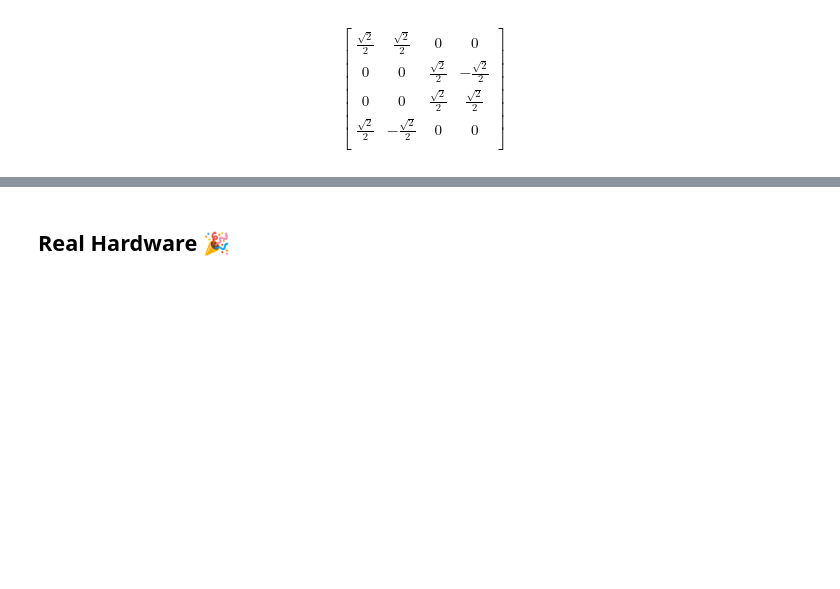
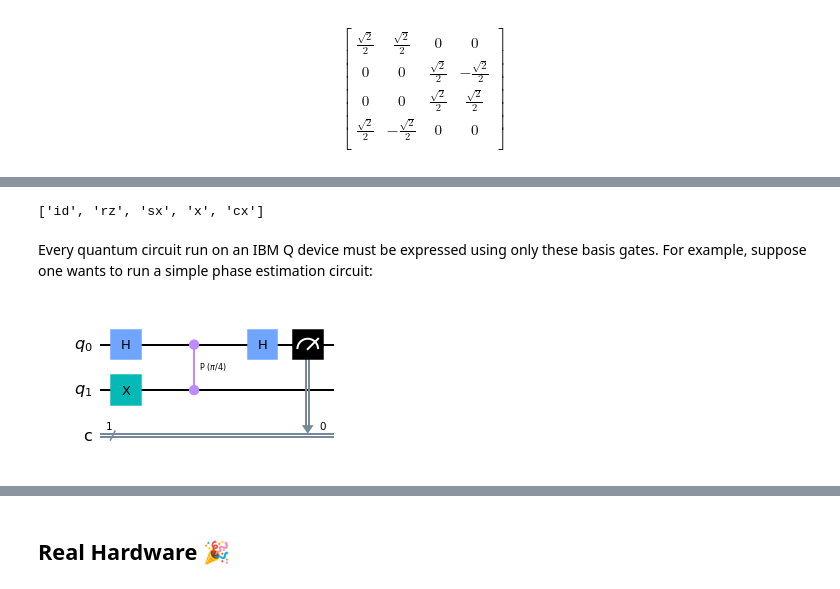
Before and after one commit to mrvee-qC-bee/NSQI_May_2023, a Jupyter notebook: NQCH_Softserve_May2023.ipynb, the cells around one changed output, grey strips where cells are left out. Saved outputs shown, nothing was run; the diff lists cells and outputs as text; code cells hidden in the pictures; blank space fills up the shorter version.

```diff
--- a/NQCH_Softserve_May2023.ipynb
+++ b/NQCH_Softserve_May2023.ipynb
@@ -631,0 +633,23 @@ $$
+# %%
+from qiskit.providers.fake_provider import FakeVigo
+
+backend = FakeVigo()
+
+backend.configuration().basis_gates
+# %% [output]
+['id', 'rz', 'sx', 'x', 'cx']
+# %% [markdown]
+Every quantum circuit run on an IBM Q device must be expressed using only these basis gates. For example, suppose one wants to run a simple phase estimation circuit:
+# %%
+import numpy as np
+from qiskit import QuantumCircuit
+qc = QuantumCircuit(2, 1)
+
+qc.h(0)
+qc.x(1)
+qc.cp(np.pi/4, 0, 1)
+qc.h(0)
+qc.measure([0], [0])
+qc.draw(output='mpl')
+# %% [output]
+[figure, added]
```
Also changed, not shown: parts of 33 cells of this notebook.
